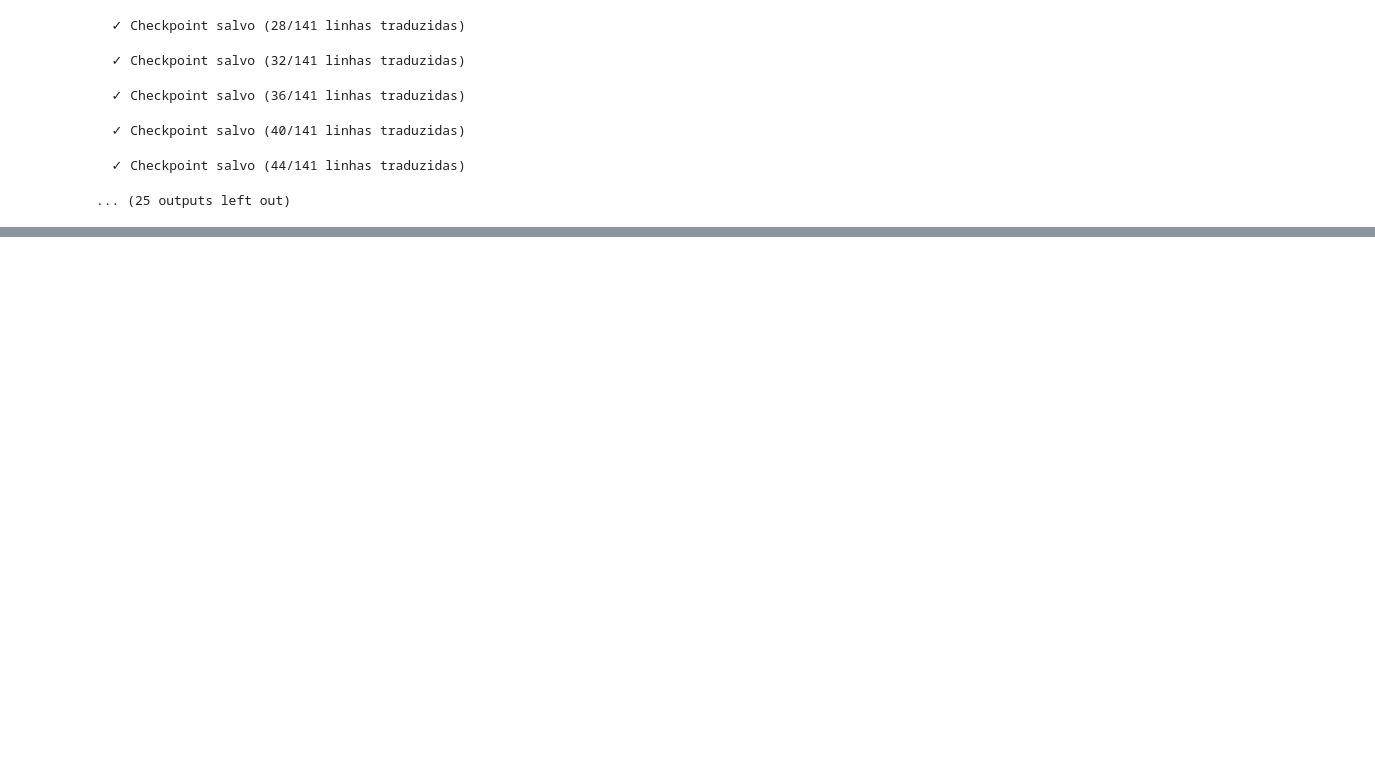
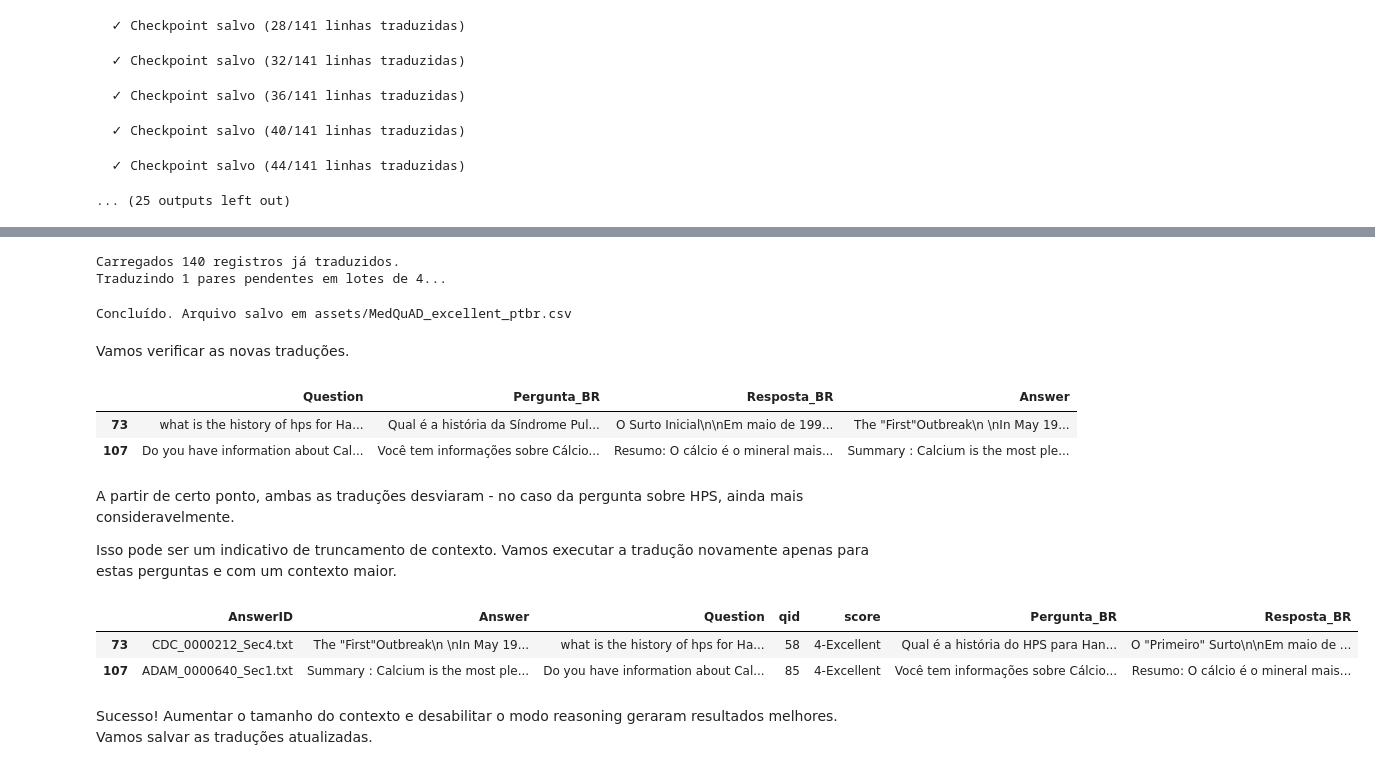
Before and after one commit to leanseefeld/8iadt-tc-fase3-assistente-medico, a Jupyter notebook: llm/fine-tuning/data-prep.ipynb, the cells around one changed output, grey strips where cells are left out. Saved outputs shown, nothing was run; the diff lists cells and outputs as text; code cells hidden in the pictures; blank space fills up the shorter version.

```diff
--- a/llm/fine-tuning/data-prep.ipynb
+++ b/llm/fine-tuning/data-prep.ipynb
@@ -538,0 +691,77 @@ Em outro caso, para a pergunta "How to prevent Shingles ?", a resposta original
+# %%
+df_traduzido_revisado = pd.read_csv(OUTPUT_CSV) # mesmo arquivo
+
+df_traduzido_2 = run_translation(
+    df_traduzido_revisado,
+    chunk_size=CHUNK_SIZE,
+    concurrency=CONCURRENCY,
+    checkpoint_every=CHECKPOINT_EVERY,
+    output_path=OUTPUT_CSV,
+)
+# %% [output]
+Carregados 140 registros já traduzidos.
+Traduzindo 1 pares pendentes em lotes de 4...
+Concluído. Arquivo salvo em assets/MedQuAD_excellent_ptbr.csv
+# %% [markdown]
+Vamos verificar as novas traduções.
+# %%
+df_bad_translations = df_traduzido_2[
+    df_traduzido_2["Question"].isin(
+        [
+            "what is the history of hps for Hantavirus ?",
+            "Do you have information about Calcium in diet (Also called: Diet - calcium)",
+        ]
+    )
+]
+
+with pd.option_context("display.max_colwidth", None):
+    display(
+        df_bad_translations[
+            [
+                "Question",
+                "Pergunta_BR",
+                "Resposta_BR",
+                "Answer",
+            ]
+        ]
+    )
+# %% [output]
+|  | Question | Pergunta_BR | Resposta_BR | Answer |
+| 73 | what is the history of hps for Ha... | Qual é a história da Síndrome Pul... | O Surto Inicial\n\nEm maio de 199... | The "First"Outbreak\n \nIn May 19... |
+| 107 | Do you have information about Cal... | Você tem informações sobre Cálcio... | Resumo: O cálcio é o mineral mais... | Summary : Calcium is the most ple... |
+# %% [markdown]
+A partir de certo ponto, ambas as traduções desviaram - no caso da pergunta sobre HPS, ainda mais consideravelmente.
+
+Isso pode ser um indicativo de truncamento de contexto. Vamos executar a tradução novamente apenas para estas perguntas e com um contexto maior.
+# %%
+llm = ChatOllama(model=MODEL, temperature=0.1, num_context=8192, reasoning=False)
+translation_chain_enhanced = translation_prompt | llm | PerguntaRespostaParser()
+
+df_bad_translations = df_traduzido_2.loc[
+    df_traduzido_2["Question"].isin(
+        [
+            "what is the history of hps for Hantavirus ?",
+            "Do you have information about Calcium in diet (Also called: Diet - calcium)",
+        ]
+    )
+]
+
+for idx, row in df_bad_translations.iterrows():
+    question = row["Question"]
+    answer = row["Answer"]
+    result = translation_chain_enhanced.invoke({
+        "question": question,
+        "answer": answer
+    })
+    df_bad_translations.at[idx, "Pergunta_BR"] = result.pergunta
+    df_bad_translations.at[idx, "Resposta_BR"] = result.resposta
+
+with pd.option_context("display.max_colwidth", None):
+    display(df_bad_translations.head())
+# %% [output]
+|  | AnswerID | Answer | Question | qid | score | Pergunta_BR | Resposta_BR |
+| 73 | CDC_0000212_Sec4.txt | The "First"Outbreak\n \nIn May 19... | what is the history of hps for Ha... | 58 | 4-Excellent | Qual é a história do HPS para Han... | O "Primeiro" Surto\n\nEm maio de ... |
+| 107 | ADAM_0000640_Sec1.txt | Summary : Calcium is the most ple... | Do you have information about Cal... | 85 | 4-Excellent | Você tem informações sobre Cálcio... | Resumo: O cálcio é o mineral mais... |
+# %% [markdown]
+Sucesso! Aumentar o tamanho do contexto e desabilitar o modo reasoning geraram resultados melhores.
+Vamos salvar as traduções atualizadas.
```
Also changed, not shown: parts of 12 cells of this notebook, 2 other files.
